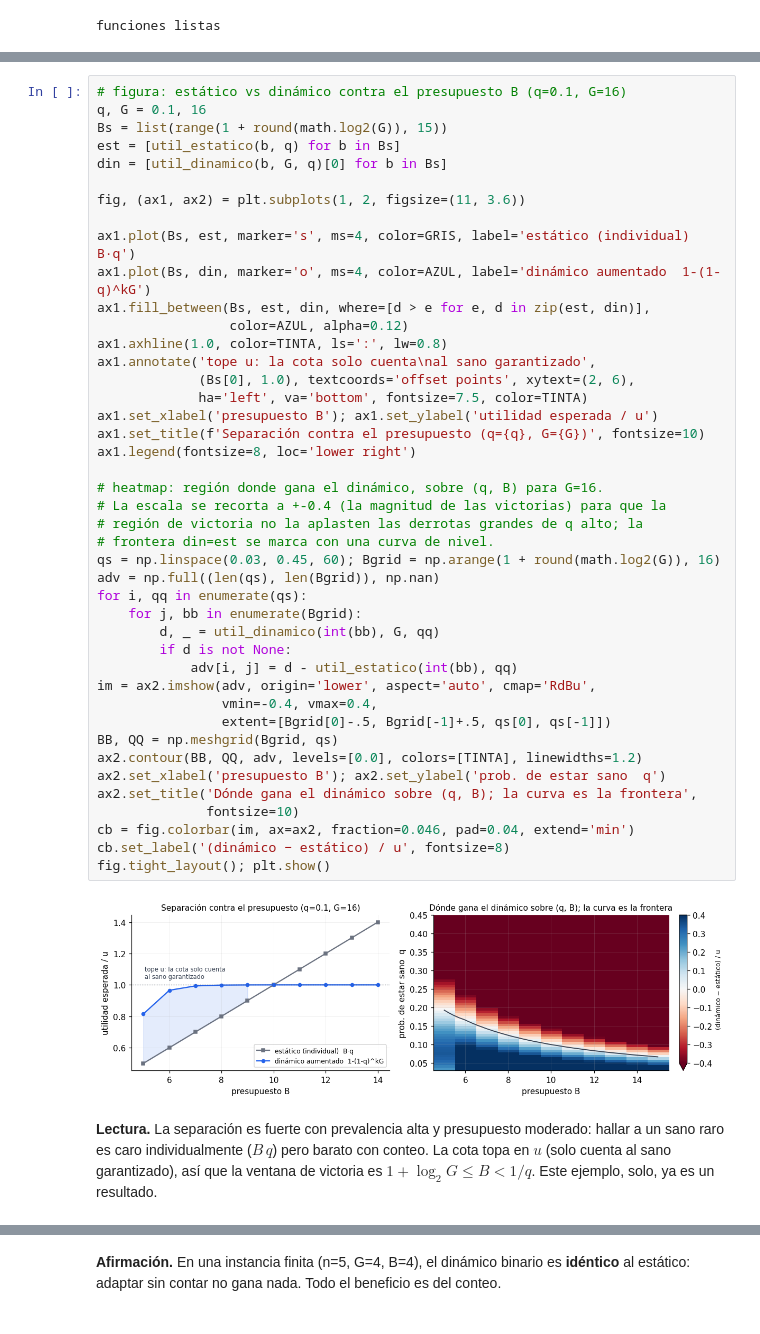
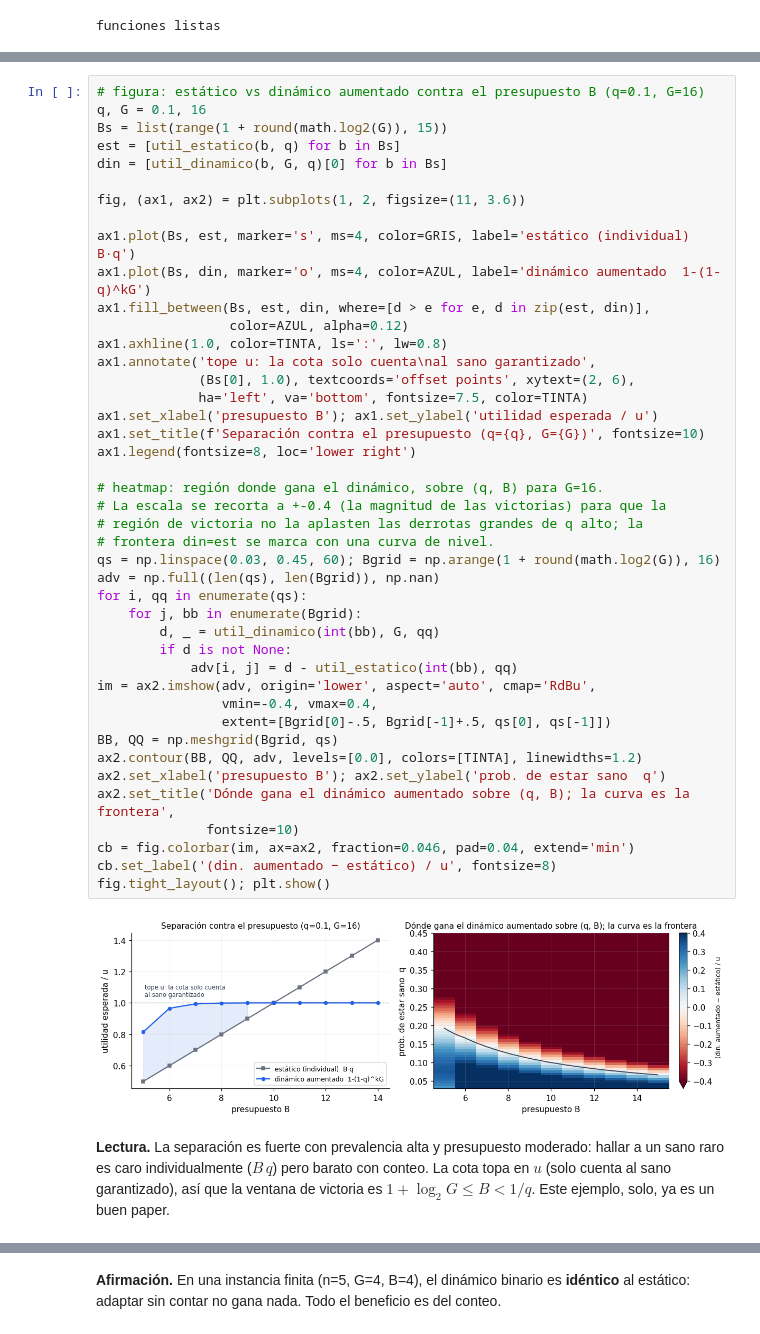
Before and after one commit to Vladi-roSP/pooled-testing-dynamic, a Jupyter notebook: augmented/notebooks/19_avances_post_sesion.ipynb, the cells around one changed output, grey strips where cells are left out. Cells and saved outputs as stored; diff of their text form.

```diff
--- a/augmented/notebooks/19_avances_post_sesion.ipynb
+++ b/augmented/notebooks/19_avances_post_sesion.ipynb
@@ -88,7 +94,7 @@ print('con el exponente REAL kG=(B-log2 G)*G, en cambio, la separación sí ocur
 max sobre la rejilla de (1-(1-q)^B) - B*q = -0.0004   (<=0 => con kG~B nunca gana)
 con el exponente REAL kG=(B-log2 G)*G, en cambio, la separación sí ocurre (abajo)
 # %%
-# figura: estático vs dinámico contra el presupuesto B (q=0.1, G=16)
+# figura: estático vs dinámico aumentado contra el presupuesto B (q=0.1, G=16)
 q, G = 0.1, 16
 Bs = list(range(1 + round(math.log2(G)), 15))
 est = [util_estatico(b, q) for b in Bs]
@@ -102,41 +108,41 @@ ax1.fill_between(Bs, est, din, where=[d > e for e, d in zip(est, din)],
                  color=AZUL, alpha=0.12)
 ax1.axhline(1.0, color=TINTA, ls=':', lw=0.8)
 ax1.annotate('tope u: la cota solo cuenta\nal sano garantizado',
              (Bs[0], 1.0), textcoords='offset points', xytext=(2, 6),
              ha='left', va='bottom', fontsize=7.5, color=TINTA)
 ax1.set_xlabel('presupuesto B'); ax1.set_ylabel('utilidad esperada / u')
 ax1.set_title(f'Separación contra el presupuesto (q={q}, G={G})', fontsize=10)
 ax1.legend(fontsize=8, loc='lower right')
 
 # heatmap: región donde gana el dinámico, sobre (q, B) para G=16.
 # La escala se recorta a +-0.4 (la magnitud de las victorias) para que la
 # región de victoria no la aplasten las derrotas grandes de q alto; la
 # frontera din=est se marca con una curva de nivel.
 qs = np.linspace(0.03, 0.45, 60); Bgrid = np.arange(1 + round(math.log2(G)), 16)
 adv = np.full((len(qs), len(Bgrid)), np.nan)
 for i, qq in enumerate(qs):
     for j, bb in enumerate(Bgrid):
         d, _ = util_dinamico(int(bb), G, qq)
         if d is not None:
             adv[i, j] = d - util_estatico(int(bb), qq)
 im = ax2.imshow(adv, origin='lower', aspect='auto', cmap='RdBu',
                 vmin=-0.4, vmax=0.4,
                 extent=[Bgrid[0]-.5, Bgrid[-1]+.5, qs[0], qs[-1]])
 BB, QQ = np.meshgrid(Bgrid, qs)
 ax2.contour(BB, QQ, adv, levels=[0.0], colors=[TINTA], linewidths=1.2)
 ax2.set_xlabel('presupuesto B'); ax2.set_ylabel('prob. de estar sano  q')
-ax2.set_title('Dónde gana el dinámico sobre (q, B); la curva es la frontera',
+ax2.set_title('Dónde gana el dinámico aumentado sobre (q, B); la curva es la frontera',
               fontsize=10)
 cb = fig.colorbar(im, ax=ax2, fraction=0.046, pad=0.04, extend='min')
-cb.set_label('(dinámico − estático) / u', fontsize=8)
+cb.set_label('(din. aumentado − estático) / u', fontsize=8)
 fig.tight_layout(); plt.show()
 # %% [output]
-[figure, old version]
+[figure, new version]
 # %% [markdown]
 **Lectura.** La separación es fuerte con prevalencia alta y presupuesto
 moderado: hallar a un sano raro es caro individualmente ($B\,q$) pero barato con
 conteo. La cota topa en $u$ (solo cuenta al sano garantizado), así que la ventana
-de victoria es $1+\log_2 G \le B < 1/q$. Este ejemplo, solo, ya es un resultado.
+de victoria es $1+\log_2 G \le B < 1/q$. Este ejemplo, solo, ya es un buen paper.
 # %% [markdown]
 ### 1.1 Atribución: ¿dinamismo o conteo?
 
```
Also changed, not shown: parts of 14 cells of this notebook, 1 other file.
